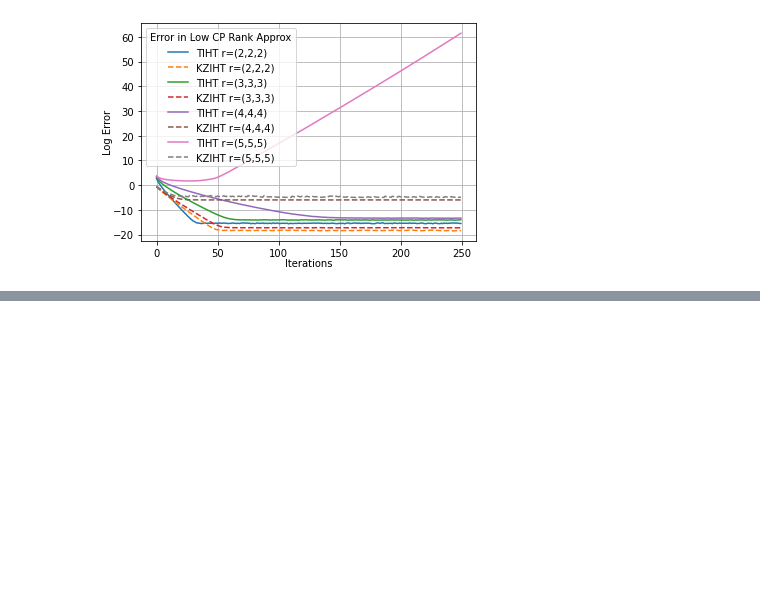
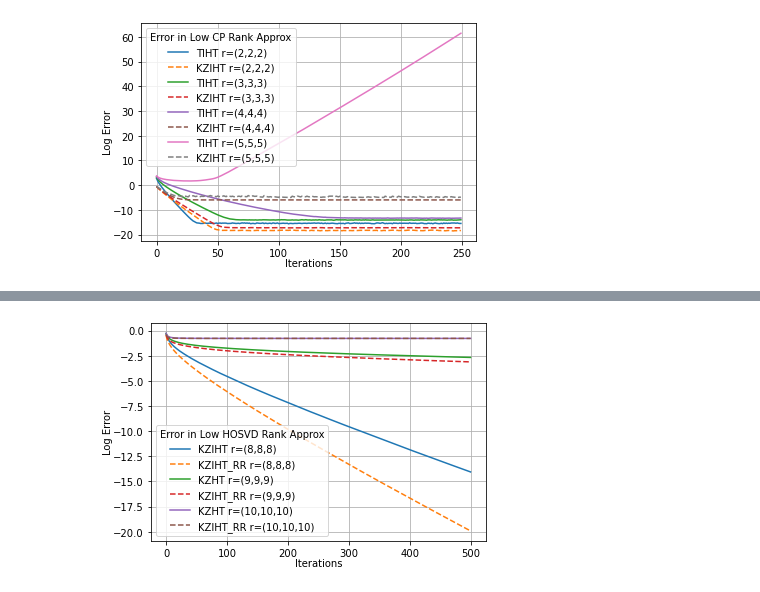
Before and after one commit to shambhavi-suri/Tensor-Recovery, a Jupyter notebook: KZPT for Tensors.ipynb, the cells around one changed output, grey strips where cells are left out. Saved outputs shown, nothing was run; the diff lists cells and outputs as text; code cells hidden in the pictures; blank space fills up the shorter version.

```diff
--- a/KZPT for Tensors.ipynb
+++ b/KZPT for Tensors.ipynb
@@ -283,6 +283,31 @@ def KZIHT_HOSVD(A,b,X,n,r,gamma = 1, itr = 100):
         error[k] = np.linalg.norm(vectorize_np(y)-x)/np.linalg.norm(x)
 
     return y,error
+# %%
+def KZIHT_HOSVD_RR(A,b,X,n,r,gamma = 1, itr = 100):
+
+    error = np.zeros(itr)
+    m = np.shape(A)[0]
+
+    n = np.shape(X)
+    x = np.ravel(X)
+
+    y = np.zeros(np.shape(x)[0])
+
+    for k in range(itr): # Outer iteration for IHT updates
+
+        t = permutation(np.arange(m))
+
+        for j in range(m): #Inner iteration for Kaczmarz updates
+
+            a = A[t[j],:]
+            y = y + gamma*(b[t[j]] - a@y)*a/(np.linalg.norm(a)**2)
+
+        WW = torch.reshape(torch.tensor(y), n)
+        y = vectorize_tl(HOSVD_rank_app(WW,r))
+        error[k] = np.linalg.norm(vectorize_np(y)-x)/np.linalg.norm(x)
+
+    return y,error
 # %%
 def KZPT(A,b,x,s,p,gamma=1,lamda = 1,itr=100):
 
@@ -773,0 +942,21 @@ plt.savefig('KZIHT VS. TIHT CP.png', dpi=300,  bbox_inches="tight")
+# %%
+data_1 = np.array(data)
+plt.figure()
+plt.title("", pad = 30, loc = "center")
+
+plt.plot(range(itr), np.log(data_1[:,0]),label= "KZIHT r=(8,8,8)")
+plt.plot(range(itr), np.log(data_1[:,1]),label= "KZIHT_RR r=(8,8,8)",linestyle = '--')
+
+plt.plot(range(itr), np.log(data_1[:,2]),label= "KZHT r=(9,9,9)")
+plt.plot(range(itr), np.log(data_1[:,3]),label= "KZIHT_RR r=(9,9,9)",linestyle = '--')
+
+plt.plot(range(itr), np.log(data_1[:,4]),label= "KZHT r=(10,10,10)")
+plt.plot(range(itr), np.log(data_1[:,5]),label= "KZIHT_RR r=(10,10,10)",linestyle = '--')
+
+plt.legend(title="Error in Low HOSVD Rank Approx")
+plt.xlabel(xlabel="Iterations",labelpad = 0)
+plt.ylabel(ylabel="Log Error",labelpad = 0)
+plt.grid()
+plt.savefig('KZIHT VS. KZIHT_RR_2.png', dpi=300,  bbox_inches="tight")
+# %% [output]
+[figure, added]
```
Also changed, not shown: parts of 8 cells of this notebook, 2 other files.
